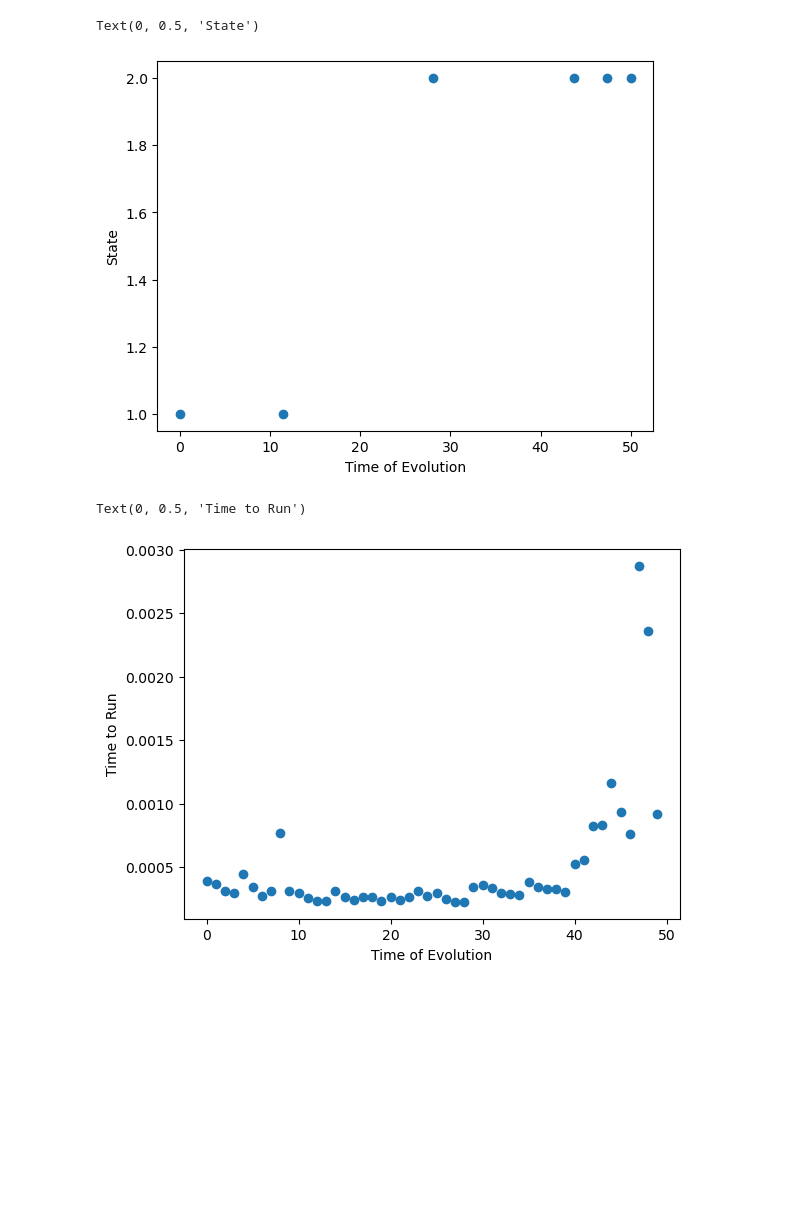
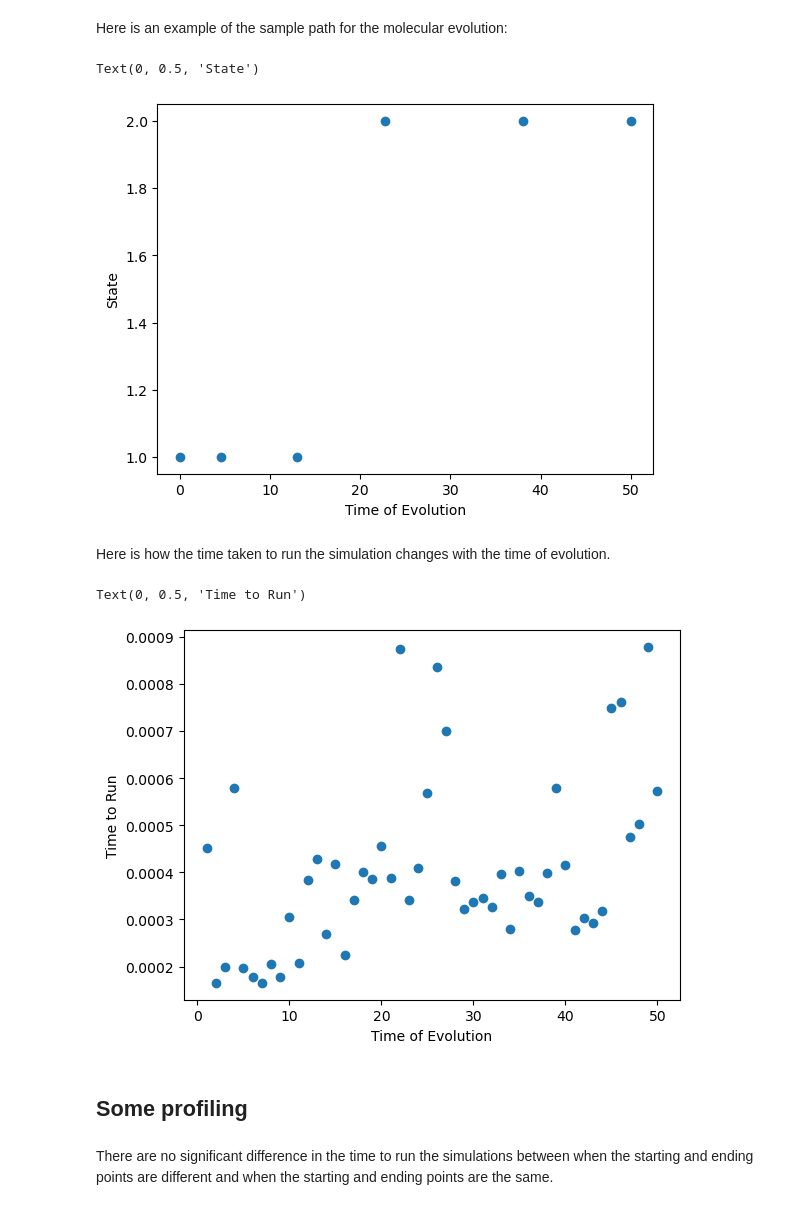
Before and after one commit to APC524-F2023/Endpoint-conditioned-Markov-continuous-chains-on-a-finite-state-space, a Jupyter notebook: example.ipynb, the cells around one changed output. Drawn from its saved outputs; the diff is of its cells as text; code cells hidden in the pictures; blank space fills up the shorter version.

Commit message:
Add comment to example

```diff
--- a/example.ipynb
+++ b/example.ipynb
@@ -46,14 +49,5 @@ frq = [0.2, 0.3, 0.3, 0.2]
 Q = -HKY(2, frq)
 a = 1
 b = 2
-dur_uniform = [None]*50
-dur_rejection = [None]*50
-for T in range(50):
-    start1 = time.time()
-    path1 = uniformsampling(Q, T+1, a, b)
-    end1 = time.time()
-    dur_uniform[T] = end1 - start1
-    start2 = time.time()
-    path2 = rejection_sampling(Q, T+1, a, b)
-    end2 = time.time()
-    dur_rejection[T] = end2 - start2
+dur = [None]*50
+state = [None]*50
@@ -61,0 +56,8 @@ TypeError: list.append() takes exactly one argument (2 given)
+# %%
+for T in range(50):
+    start = time.time()
+    path = uniformsampling(Q, T+1, a, b)
+    end = time.time()
+    dur[T] = end - start
+    temp = [i[0] for i in path]
+    state[T] = len(set(temp))
@@ -62,16 +72,24 @@ TypeError: list.append() takes exactly one argument (2 given)
+# %% [markdown]
+Here is an example of the sample path for the molecular evolution:
 # %%
 state = [i[0] for i in path]
-time = [i[1] for i in path]
-plt.scatter(time, state)
+timepoint = [i[1] for i in path]
+plt.scatter(timepoint, state)
 plt.xlabel("Time of Evolution")
 plt.ylabel("State")
 # %% [output]
 Text(0, 0.5, 'State')
-[figure, old version]
+[figure, new version]
+# %% [markdown]
+Here is how the time taken to run the simulation changes with the time of evolution.
 # %%
-plt.scatter(range(50), dur)
+plt.scatter(range(1,51), dur)
 plt.xlabel("Time of Evolution")
 plt.ylabel("Time to Run")
 # %% [output]
 Text(0, 0.5, 'Time to Run')
-[figure, old version]
+[figure, new version]
+# %% [markdown]
+## Some profiling
+# %% [markdown]
+There are no significant difference in the time to run the simulations between when the starting and ending points are different and when the starting and ending points are the same.
```
Also changed, not shown: parts of 9 cells of this notebook.
